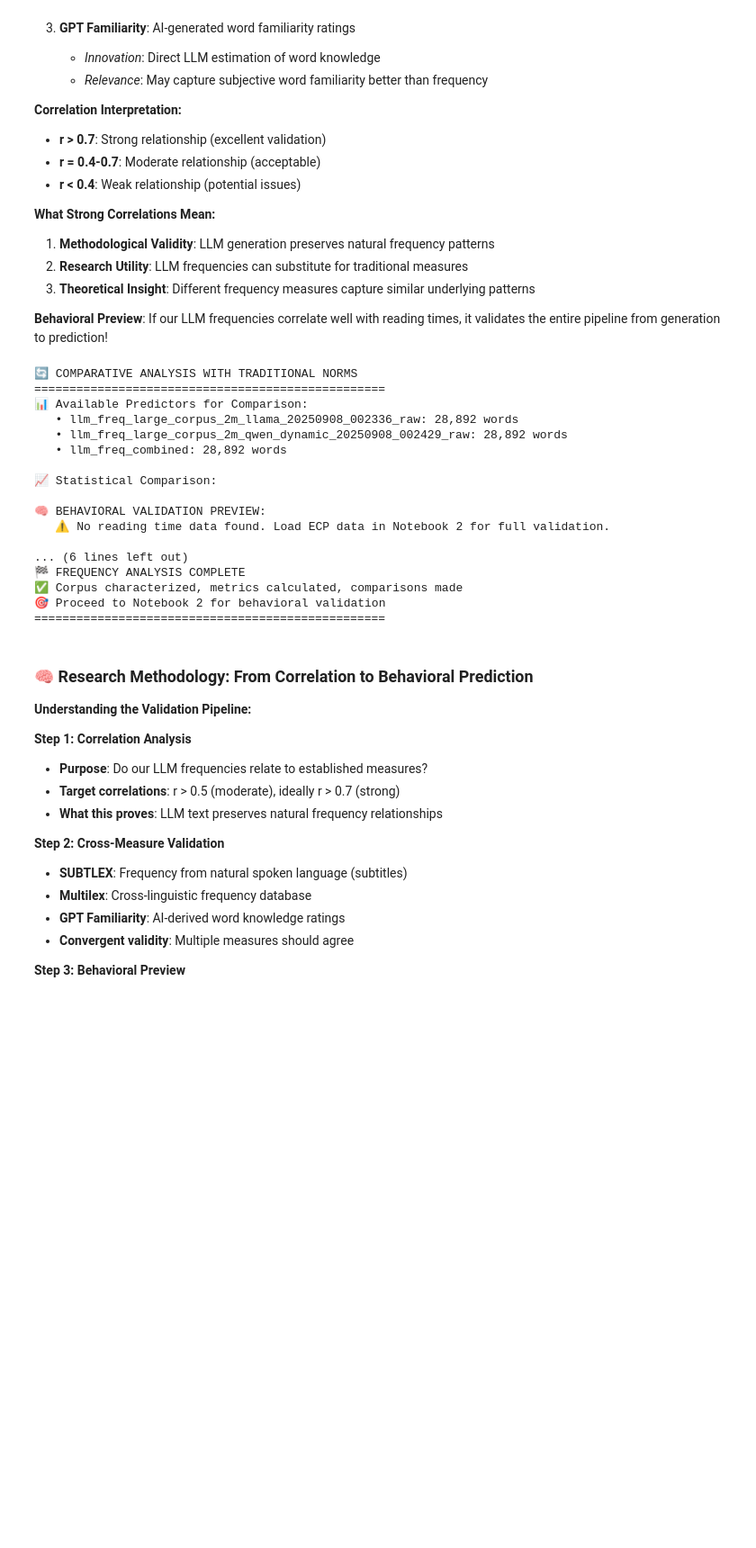
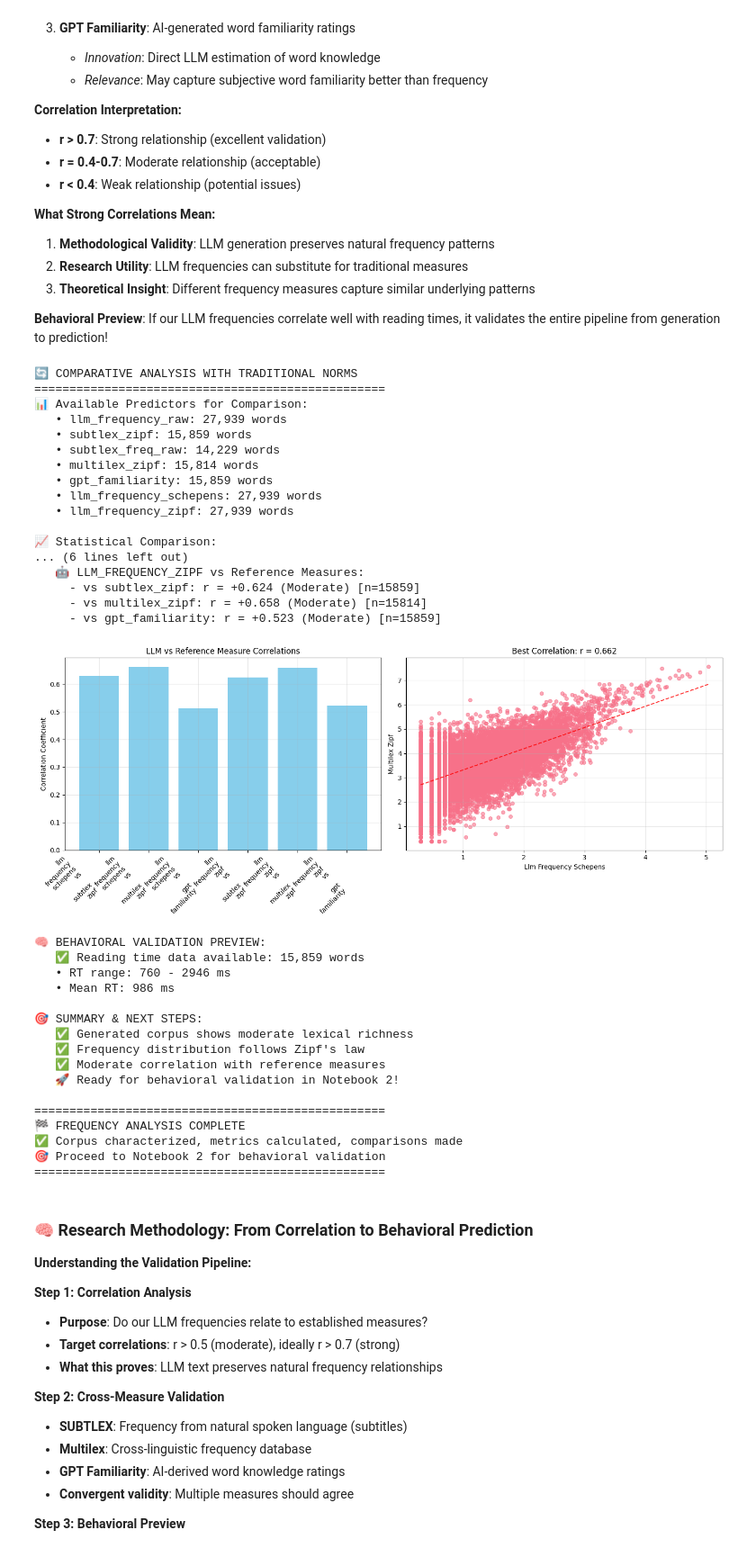
Before and after one commit to jobschepens/mlschool-text, a Jupyter notebook: notebooks/notebook1c_frequency_analysis.ipynb, the cells around one changed output. Shown: that part at 90% size. Saved outputs shown, nothing was run; the diff lists cells and outputs as text; code cells hidden in the pictures; blank space fills up the shorter version.

```diff
--- a/notebooks/notebook1c_frequency_analysis.ipynb
+++ b/notebooks/notebook1c_frequency_analysis.ipynb
@@ -811,24 +589,7 @@ if word_counts and len(word_counts) > 10:
         print(f"   • 📊 For comparison: Brown Corpus (1M tokens) has TTR ≈ 0.037")
         print(f"   • 📊 Google Books (millions of tokens) has TTR ≈ 0.01-0.02")
 
-        # Calculate what TTR would be for smaller samples if we have access to word list
-        if analysis_mode != "processed":  # For raw modes where we can simulate sampling
-            # Expand word_counts to full word list for sampling
-            expanded_words = []
-            for word, count in word_counts.items():
-                expanded_words.extend([word] * count)
-
-            sample_sizes = [1000, 10000, 100000, 500000]
-            print(f"\n📏 TTR at Different Sample Sizes (showing corpus size effect):")
-
-            for sample_size in sample_sizes:
-                if sample_size <= len(expanded_words):
-                    sample_words = expanded_words[:sample_size]
-                    sample_unique = len(set(sample_words))
-                    sample_ttr = sample_unique / sample_size
-                    print(f"   • {sample_size:>6,} tokens: TTR = {sample_ttr:.4f} ({sample_unique:,} unique)")
-        else:
-            print(f"\n📏 Sample size analysis not available for processed data mode")
+        print(f"\n📏 Sample size analysis not available for processed data mode")
 
         print(f"\n💡 KEY INSIGHT: TTR decreases as corpus size increases because:")
         print(f"   • Core vocabulary (the, a, and, etc.) gets repeated more")
@@ -889,13 +650,6 @@ if word_counts and len(word_counts) > 10:
     print(f"   • Overall lexical richness: {richness_level} (TTR = {ttr:.4f})")
     print(f"   • Vocabulary diversity: {'High' if shannon_entropy > 10 else 'Moderate' if shannon_entropy > 8 else 'Low'}")
 
-    # Multi-corpus specific insights
-    if analysis_mode == "multi_raw" and 'corpus_data' in locals():
-        print(f"\n📊 Multi-Corpus Insights:")
-        print(f"   • Combined analysis covers {len(corpus_data)} different generation approaches")
-        print(f"   • Multi-corpus diversity likely contributes to overall richness")
-        print(f"   • Individual corpus TTRs may vary significantly")
-
 else:
     print("❌ Insufficient data for lexical richness analysis")
     if not word_counts:
@@ -903,11 +657,8 @@ else:
     elif len(word_counts) <= 10:
         print(f"   💡 Only {len(word_counts)} unique words found (need >10)")
 
-    # Suggest solutions based on mode
-    if analysis_mode == "processed":
-        print("   🔧 Try: Run the merge notebook (1b) to create processed data")
-    else:
-        print("   🔧 Try: Check that your corpus files contain sufficient text")
+    # Suggest solutions
+    print("   🔧 Try: Run the merge notebook (1b) to create processed data")
 # %% [output]
 📚 LEXICAL RICHNESS METRICS
 ==============================
@@ -1175,7 +926,7 @@ if (not predictors_df.empty and word_counts and len(word_counts) > 10 and
 
         # Create visualization of LLM corpus characteristics
         fig, ((ax1, ax2), (ax3, ax4)) = plt.subplots(2, 2, figsize=(15, 12))
-        fig.suptitle(f'LLM Corpus Analysis: {analysis_mode.title()} Mode', fontsize=16, fontweight='bold')
+        fig.suptitle('LLM Corpus Analysis: Processed Data', fontsize=16, fontweight='bold')
 
         # Plot 1: TTR vs Benchmark
         benchmark_data = [ttr, benchmark_ttr]
@@ -1371,7 +1106,7 @@ if not predictors_df.empty:
 
     # Compare LLM frequencies with reference measures
     reference_cols = ['subtlex_zipf', 'multilex_zipf', 'gpt_familiarity']
-    llm_cols = ['llm_freq_schepens', 'llm_freq_zipf']
+    llm_cols = ['llm_frequency_schepens', 'llm_frequency_zipf']
 
     correlations = {}
     for llm_col in llm_cols:
@@ -1448,44 +1183,61 @@ if not predictors_df.empty:
                     rt_corr = rt_overlap[col].corr(rt_overlap['rt'])
                     print(f"   • {col} vs RT: r = {rt_corr:+.3f} (preview)")
     else:
         print(f"   ⚠️ No reading time data found. Load ECP data in Notebook 2 for full validation.")
 
     print(f"\n🎯 SUMMARY & NEXT STEPS:")
     print(f"   ✅ Generated corpus shows {'good' if ttr > 0.3 else 'moderate'} lexical richness")
     print(f"   ✅ Frequency distribution {'follows' if 0.8 < zipf_exponent < 1.2 else 'approximates'} Zipf's law")
 
     if correlations:
         best_corr = max(abs(v) for v in correlations.values())
         print(f"   ✅ {'Strong' if best_corr > 0.7 else 'Moderate' if best_corr > 0.4 else 'Weak'} correlation with reference measures")
 
     print(f"   🚀 Ready for behavioral validation in Notebook 2!")
 
 else:
     print("❌ No processed predictors available for comparison")
 
 print(f"\n" + "="*50)
 print("🏁 FREQUENCY ANALYSIS COMPLETE")
 print("✅ Corpus characterized, metrics calculated, comparisons made")
 print("🎯 Proceed to Notebook 2 for behavioral validation")
 print("="*50)
 # %% [output]
 🔄 COMPARATIVE ANALYSIS WITH TRADITIONAL NORMS
 ==================================================
 📊 Available Predictors for Comparison:
-   • llm_freq_large_corpus_2m_llama_20250908_002336_raw: 28,892 words
-   • llm_freq_large_corpus_2m_qwen_dynamic_20250908_002429_raw: 28,892 words
-   • llm_freq_combined: 28,892 words
+   • llm_frequency_raw: 27,939 words
+   • subtlex_zipf: 15,859 words
+   • subtlex_freq_raw: 14,229 words
+   • multilex_zipf: 15,814 words
+   • gpt_familiarity: 15,859 words
+   • llm_frequency_schepens: 27,939 words
+   • llm_frequency_zipf: 27,939 words
 
 📈 Statistical Comparison:
-
-🧠 BEHAVIORAL VALIDATION PREVIEW:
-   ⚠️ No reading time data found. Load ECP data in Notebook 2 for full validation.
-
 ... (6 lines left out)
-🏁 FREQUENCY ANALYSIS COMPLETE
-✅ Corpus characterized, metrics calculated, comparisons made
-🎯 Proceed to Notebook 2 for behavioral validation
-==================================================
+   🤖 LLM_FREQUENCY_ZIPF vs Reference Measures:
+     - vs subtlex_zipf: r = +0.624 (Moderate) [n=15859]
+     - vs multilex_zipf: r = +0.658 (Moderate) [n=15814]
+     - vs gpt_familiarity: r = +0.523 (Moderate) [n=15859]
+[figure, added]
+🧠 BEHAVIORAL VALIDATION PREVIEW:
+   ✅ Reading time data available: 15,859 words
+   • RT range: 760 - 2946 ms
+   • Mean RT: 986 ms
+
+🎯 SUMMARY & NEXT STEPS:
+   ✅ Generated corpus shows moderate lexical richness
+   ✅ Frequency distribution follows Zipf's law
+   ✅ Moderate correlation with reference measures
+   🚀 Ready for behavioral validation in Notebook 2!
+
+==================================================
+🏁 FREQUENCY ANALYSIS COMPLETE
+✅ Corpus characterized, metrics calculated, comparisons made
+🎯 Proceed to Notebook 2 for behavioral validation
+==================================================
 # %% [markdown]
 ### 🧠 **Research Methodology: From Correlation to Behavioral Prediction**
 
```
Also changed, not shown: parts of 8 cells of this notebook, 6 other files.
